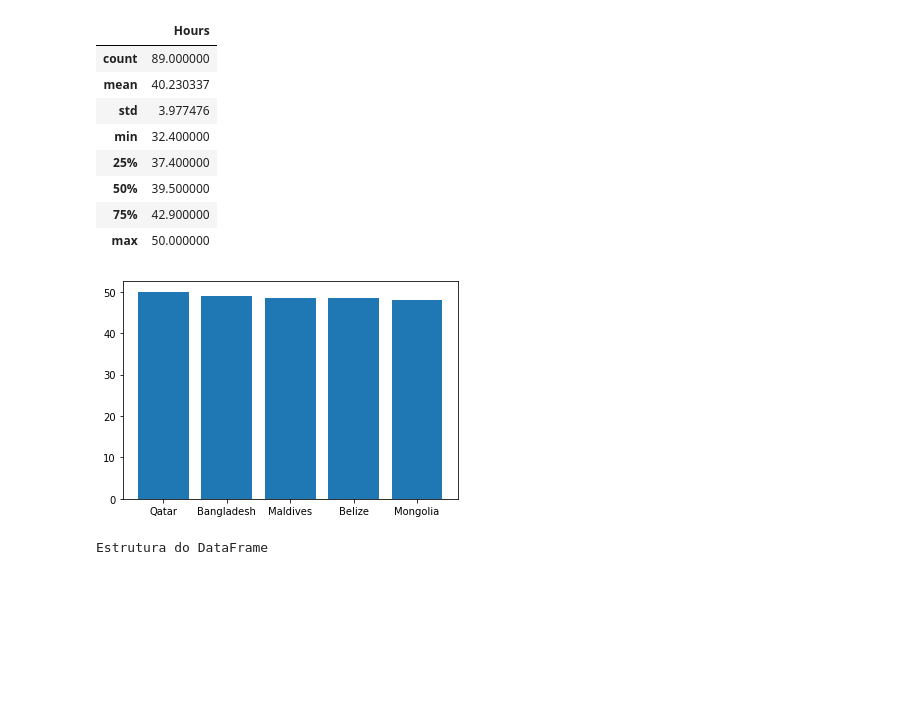
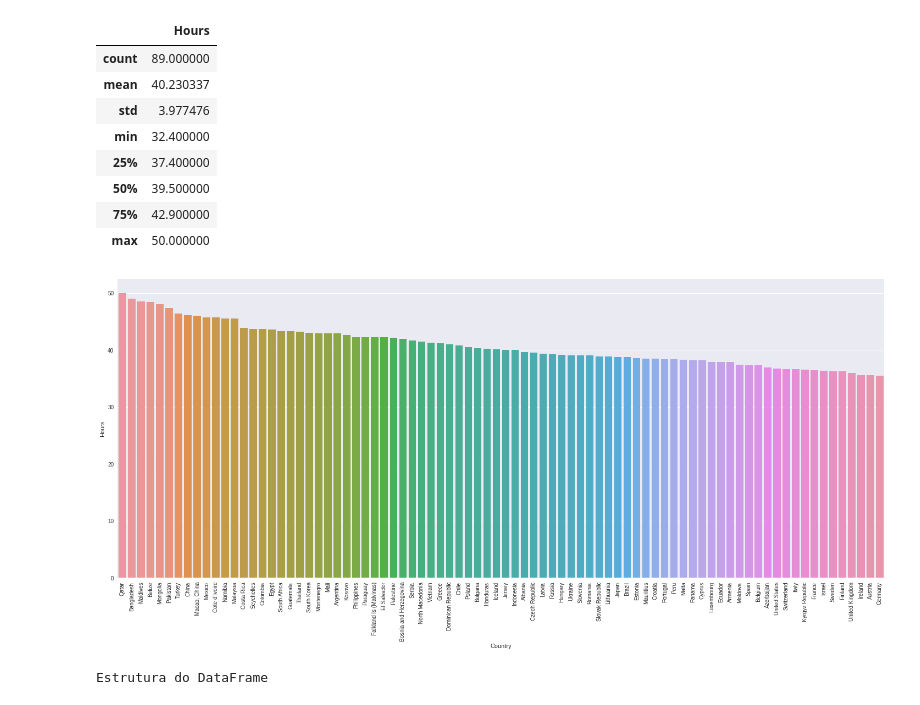
Before and after one commit to unbrae/DataScience, a Jupyter notebook: eda.ipynb, the cells around one changed output. Drawn from its saved outputs; the diff is of its cells as text; code cells hidden in the pictures; blank space fills up the shorter version.

```diff
--- a/eda.ipynb
+++ b/eda.ipynb
@@ -117,14 +118,18 @@ Descrição resumido dos dados
 | 50% | 39.500000 |
 | 75% | 42.900000 |
 | max | 50.000000 |
-# %%
-maiores = df1.sort_values(by= ["Hours","Country"], ascending=False).head()
-menores = df1.sort_values(by= ["Hours","Country"], ascending=True).head()
-
-plt.bar(maiores['Country'],maiores['Hours'])
-plt.show()
-# %% [output]
-[figure, removed]
+# %%
+ordenados = df1.sort_values(by= ["Hours","Country"], ascending=False)
+ordenados = ordenados[ordenados['Hours'] > 35]
+
+plt.figure(figsize=(25,10))
+mpl.style.use(['seaborn'])
+sns.barplot(x=ordenados.Country, y=ordenados.Hours)
+plt.xticks(rotation=90)
+
+plt.show()
+# %% [output]
+[figure, added]
 # %%
 # Exploração incial dos dados do segundo DataSet: Life Expectancy
 
```
Also changed, not shown: parts of 1 cell of this notebook.
